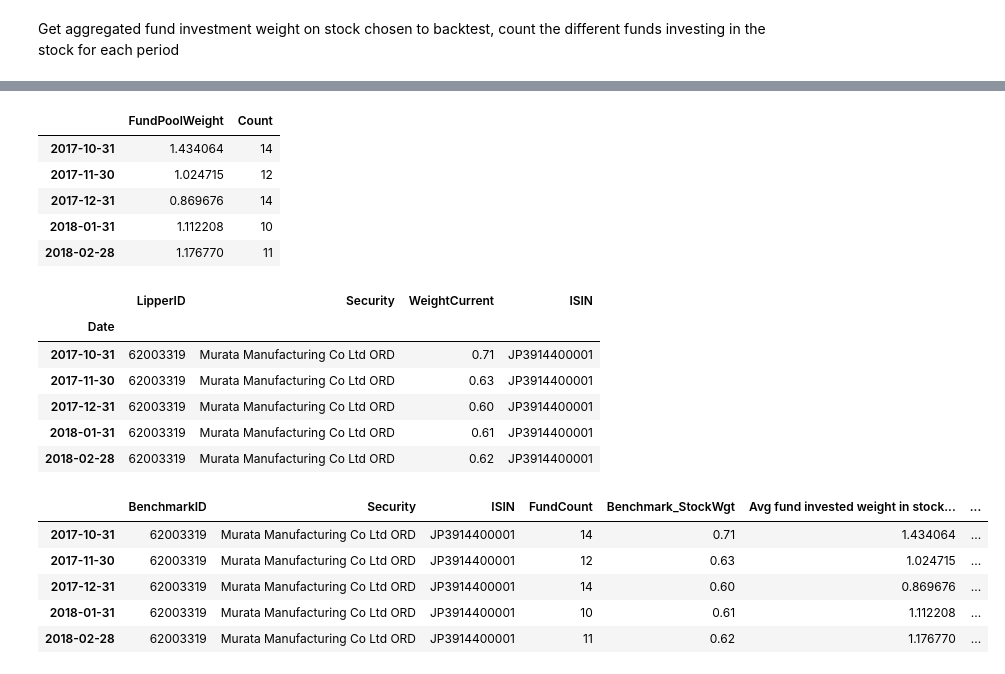
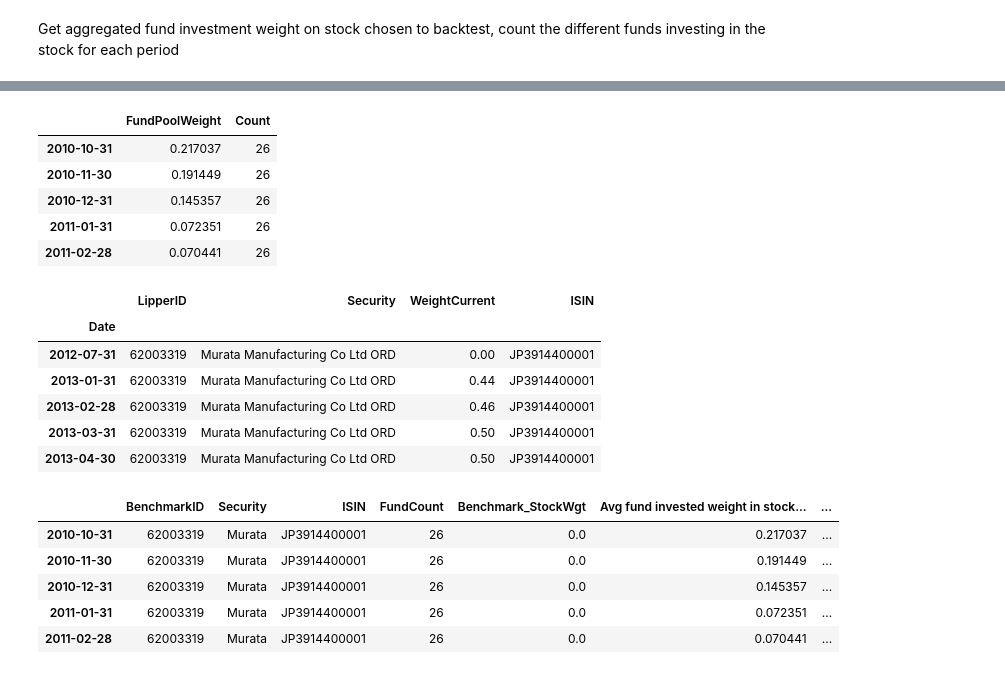
Before and after one commit to james-chang727/OEF-holdings-over-underweight-backtest, a Jupyter notebook: JP_Murata_v3.1.ipynb, the cells around one changed output, grey strips where cells are left out. Cells and saved outputs as stored; diff of their text form; code cells hidden in the pictures.

Commit message:
10yr backtest

```diff
--- a/JP_Murata_v3.1.ipynb
+++ b/JP_Murata_v3.1.ipynb
@@ -115,0 +109,4 @@ df_holdings_des.head()
+# %%
+df_holdings_des = pd.read_excel('results/All_TOPIX_funds_DES.xlsx').set_index('Unnamed: 0') # Manual filter
+df_holdings_des.index.name = None
+df_holdings_des.head()
@@ -157,9 +234,9 @@ df_stock_weightings
 # %%
-date_list = sorted(df_stock_weightings['Date'].unique())
+date_list = sorted(df_stock_wgts_final['Date'].unique())
 # print(date_list)
 
-df_stock_weightings['FundAUM'] = df_stock_weightings['MarketValueHeld'] / (df_stock_weightings['WeightCurrent']/100)
-date_grp = df_stock_weightings.groupby('Date')
+# df_stock_weightings['FundAUM'] = df_stock_weightings['MarketValueHeld'] / (df_stock_weightings['WeightCurrent']/100)
+date_grp = df_stock_wgts_final.groupby('Date')
 
 fund_wgts = []
 count = []
@@ -167,7 +244,7 @@ for date in date_list:
     grp = date_grp.get_group(date)
     cnt = len(grp)
     grp.drop(grp[grp['FundAUM']==np.inf].index, inplace=True)
-    fund_wgt = sum(grp['MarketValueHeld']) / sum(grp['FundAUM']) * 100
+    fund_wgt = grp['MarketValueHeld'].sum(skipna=True) / grp['FundAUM'].sum(skipna=True) * 100
     fund_wgts.append('{:3f}'.format(fund_wgt))
     count.append(cnt)
 
@@ -175,26 +252,26 @@ fund_wgts = pd.DataFrame({'FundPoolWeight':fund_wgts, 'Count': count}, index=dat
 fund_wgts.head()
 # %% [output]
 |  | FundPoolWeight | Count |
-| 2017-10-31 | 1.434064 | 14 |
-| 2017-11-30 | 1.024715 | 12 |
-| 2017-12-31 | 0.869676 | 14 |
-| 2018-01-31 | 1.112208 | 10 |
-| 2018-02-28 | 1.176770 | 11 |
+| 2010-10-31 | 0.217037 | 26 |
+| 2010-11-30 | 0.191449 | 26 |
+| 2010-12-31 | 0.145357 | 26 |
+| 2011-01-31 | 0.072351 | 26 |
+| 2011-02-28 | 0.070441 | 26 |
 # %%
 df_benchmark = pd.read_csv('data/Benchmark/Nomura_NR_Topix_ETF_holdings_2012~2020.csv') # Change for different benchmark
 df_benchmark = df_benchmark[df_benchmark['ISIN']==stock_isin][['LipperID', 'Date', 'Security', 'WeightCurrent', 'ISIN']]
 
 ## Add missing data if needed from mstar or blg
-df_missing_benchmark = pd.read_excel('data/Benchmark/Nomura_NR_Topix_ETF_holdings_blg_20200331+20190430.xlsx')
-# 'MURATA MANUFACTURING CO LTD'
-# 'SONY CORP'
-missing_data = pd.DataFrame([[62003319,'2019/4/30',stock_name,float('{:.3f}'.format(df_missing_benchmark[(df_missing_benchmark['Name']=='SONY CORP') &
-                                                                                   (df_missing_benchmark['Date']=='2019/4/30')]['% Wgt (P)'].values[0])), stock_isin]
-                            ,[62003319,'2020/3/31',stock_name,float('{:.3f}'.format(df_missing_benchmark[(df_missing_benchmark['Name']=='SONY CORP') &
-                                                                                   (df_missing_benchmark['Date']=='2020/3/31')]['% Wgt (P)'].values[0])), stock_isin]]
-                            ,columns=(['LipperID', 'Date', 'Security', 'WeightCurrent', 'ISIN']))
+# df_missing_benchmark = pd.read_excel('data/Benchmark/Nomura_NR_Topix_ETF_holdings_blg_20200331+20190430.xlsx')
+# # 'MURATA MANUFACTURING CO LTD'
+# # 'SONY CORP'
+# missing_data = pd.DataFrame([[62003319,'2019/4/30',stock_name,float('{:.3f}'.format(df_missing_benchmark[(df_missing_benchmark['Name']=='MURATA MANUFACTURING CO LTD') &
+#                                                                                    (df_missing_benchmark['Date']=='2019/4/30')]['% Wgt (P)'].values[0])), stock_isin]
+#                             ,[62003319,'2020/3/31',stock_name,float('{:.3f}'.format(df_missing_benchmark[(df_missing_benchmark['Name']=='MURATA MANUFACTURING CO LTD') &
+#                                                                                    (df_missing_benchmark['Date']=='2020/3/31')]['% Wgt (P)'].values[0])), stock_isin]]
+#                             ,columns=(['LipperID', 'Date', 'Security', 'WeightCurrent', 'ISIN']))
 
-df_benchmark = df_benchmark.append(missing_data, ignore_index=True)
+# df_benchmark = df_benchmark.append(missing_data, ignore_index=True)
 df_benchmark['Date'] = pd.to_datetime(df_benchmark['Date'], format=r'%Y/%m/%d')
 df_benchmark = df_benchmark.sort_values('Date', ascending=True).set_index('Date')
 
@@ -202,26 +279,30 @@ df_benchmark.head()
 # %% [output]
 |  | LipperID | Security | WeightCurrent | ISIN |
 | Date |  |  |  |  |
-| 2017-10-31 | 62003319 | Murata Manufacturing Co Ltd ORD | 0.71 | JP3914400001 |
-| 2017-11-30 | 62003319 | Murata Manufacturing Co Ltd ORD | 0.63 | JP3914400001 |
-| 2017-12-31 | 62003319 | Murata Manufacturing Co Ltd ORD | 0.60 | JP3914400001 |
-| 2018-01-31 | 62003319 | Murata Manufacturing Co Ltd ORD | 0.61 | JP3914400001 |
-| 2018-02-28 | 62003319 | Murata Manufacturing Co Ltd ORD | 0.62 | JP3914400001 |
+| 2012-07-31 | 62003319 | Murata Manufacturing Co Ltd ORD | 0.00 | JP3914400001 |
+| 2013-01-31 | 62003319 | Murata Manufacturing Co Ltd ORD | 0.44 | JP3914400001 |
+| 2013-02-28 | 62003319 | Murata Manufacturing Co Ltd ORD | 0.46 | JP3914400001 |
+| 2013-03-31 | 62003319 | Murata Manufacturing Co Ltd ORD | 0.50 | JP3914400001 |
+| 2013-04-30 | 62003319 | Murata Manufacturing Co Ltd ORD | 0.50 | JP3914400001 |
 # %%
 df_backtest_final = pd.concat([df_benchmark, fund_wgts], axis=1)
-df_benchmark['LipperID'] = df_benchmark['LipperID'].apply(lambda x: int(x))
-df_backtest_final['Diff between fund weight and index weight on stock (%, RHS)'] = df_backtest_final['FundPoolWeight'].apply(lambda x: float(x)) \
-                                                                        - df_backtest_final['WeightCurrent'].apply(lambda x: float(x))
+df_backtest_final['WeightCurrent'].fillna(method='bfill', inplace=True)
+df_backtest_final['Diff between fund weight and index weight on stock (%, LHS)'] = df_backtest_final['FundPoolWeight'].apply(lambda x: float(x)) \
+                                                                                 - df_backtest_final['WeightCurrent'].apply(lambda x: float(x))
 
-df_backtest_final.rename(columns={'LipperID':'BenchmarkID', 'WeightCurrent':'Benchmark_StockWgt', 'Count':'FundCount', 'FundPoolWeight':'Avg fund invested weight in stock (%, RHS)'}, inplace=True)
-df_backtest_final = df_backtest_final[['BenchmarkID', 'Security', 'ISIN', 'FundCount', 'Benchmark_StockWgt', 'Avg fund invested weight in stock (%, RHS)', 'Diff between fund weight and index weight on stock (%, RHS)']]
+df_backtest_final.rename(columns={'LipperID':'BenchmarkID', 'WeightCurrent':'Benchmark_StockWgt', 'Count':'FundCount', 'FundPoolWeight':'Avg fund invested weight in stock (%, LHS)'}, inplace=True)
+df_backtest_final = df_backtest_final[['BenchmarkID', 'Security', 'ISIN', 'FundCount', 'Benchmark_StockWgt', 'Avg fund invested weight in stock (%, LHS)', 'Diff between fund weight and index weight on stock (%, LHS)']]
+df_backtest_final = df_backtest_final.reindex([idx.strftime(r'%Y-%m-%d') for idx in list(df_backtest_final.index)])
 
+df_backtest_final['BenchmarkID'] = 62003319
+df_backtest_final['Security'] = stock_name
+df_backtest_final['ISIN'] = stock_isin
 df_backtest_final.head()
 # %% [output]
 |  | BenchmarkID | Security | ISIN | FundCount | Benchmark_StockWgt | Avg fund invested weight in stock... | ... |
-| 2017-10-31 | 62003319 | Murata Manufacturing Co Ltd ORD | JP3914400001 | 14 | 0.71 | 1.434064 | ... |
-| 2017-11-30 | 62003319 | Murata Manufacturing Co Ltd ORD | JP3914400001 | 12 | 0.63 | 1.024715 | ... |
-| 2017-12-31 | 62003319 | Murata Manufacturing Co Ltd ORD | JP3914400001 | 14 | 0.60 | 0.869676 | ... |
-| 2018-01-31 | 62003319 | Murata Manufacturing Co Ltd ORD | JP3914400001 | 10 | 0.61 | 1.112208 | ... |
-| 2018-02-28 | 62003319 | Murata Manufacturing Co Ltd ORD | JP3914400001 | 11 | 0.62 | 1.176770 | ... |
+| 2010-10-31 | 62003319 | Murata | JP3914400001 | 26 | 0.0 | 0.217037 | ... |
+| 2010-11-30 | 62003319 | Murata | JP3914400001 | 26 | 0.0 | 0.191449 | ... |
+| 2010-12-31 | 62003319 | Murata | JP3914400001 | 26 | 0.0 | 0.145357 | ... |
+| 2011-01-31 | 62003319 | Murata | JP3914400001 | 26 | 0.0 | 0.072351 | ... |
+| 2011-02-28 | 62003319 | Murata | JP3914400001 | 26 | 0.0 | 0.070441 | ... |
 # %%
```
Also changed, not shown: parts of 11 cells of this notebook, 6 other files.
